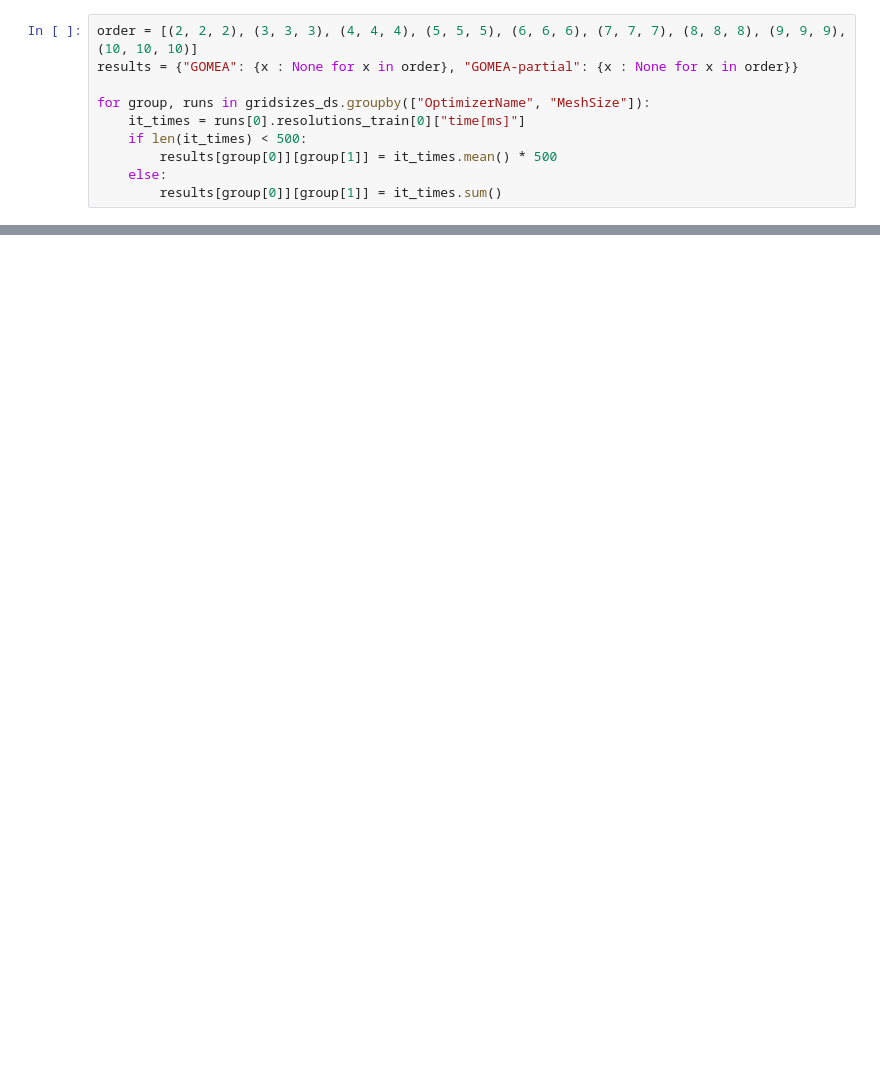
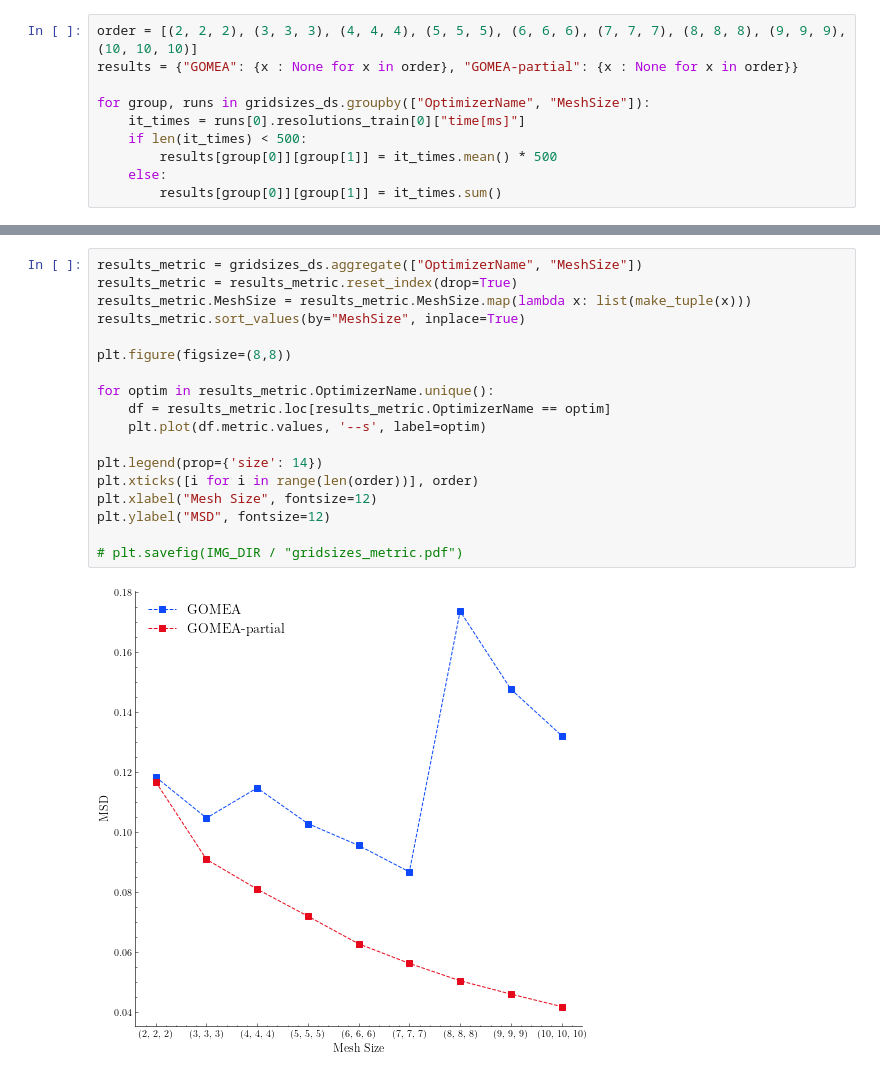
Before and after one commit to joasiee/elastix, a Jupyter notebook: experiments/notebooks/experiments/gridsizes.ipynb, the cells around one changed output, grey strips where cells are left out. Drawn from its saved outputs; the diff is of its cells as text; blank space fills up the shorter version.

```diff
--- a/experiments/notebooks/experiments/gridsizes.ipynb
+++ b/experiments/notebooks/experiments/gridsizes.ipynb
@@ -24,0 +29,20 @@ plt.legend()
+# %%
+results_metric = gridsizes_ds.aggregate(["OptimizerName", "MeshSize"])
+results_metric = results_metric.reset_index(drop=True)
+results_metric.MeshSize = results_metric.MeshSize.map(lambda x: list(make_tuple(x)))
+results_metric.sort_values(by="MeshSize", inplace=True)
+
+plt.figure(figsize=(8,8))
+
+for optim in results_metric.OptimizerName.unique():
+    df = results_metric.loc[results_metric.OptimizerName == optim]
+    plt.plot(df.metric.values, '--s', label=optim)
+
+plt.legend(prop={'size': 14})
+plt.xticks([i for i in range(len(order))], order)
+plt.xlabel("Mesh Size", fontsize=12)
+plt.ylabel("MSD", fontsize=12)
+
+# plt.savefig(IMG_DIR / "gridsizes_metric.pdf")
+# %% [output]
+[figure, added]
```
Also changed, not shown: parts of 2 cells of this notebook, 14 other files.
